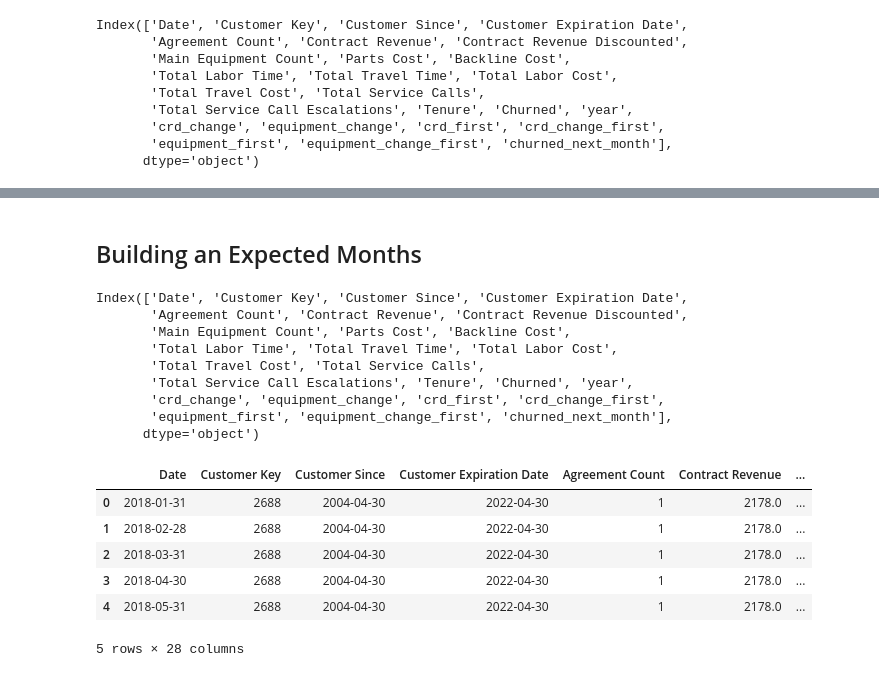
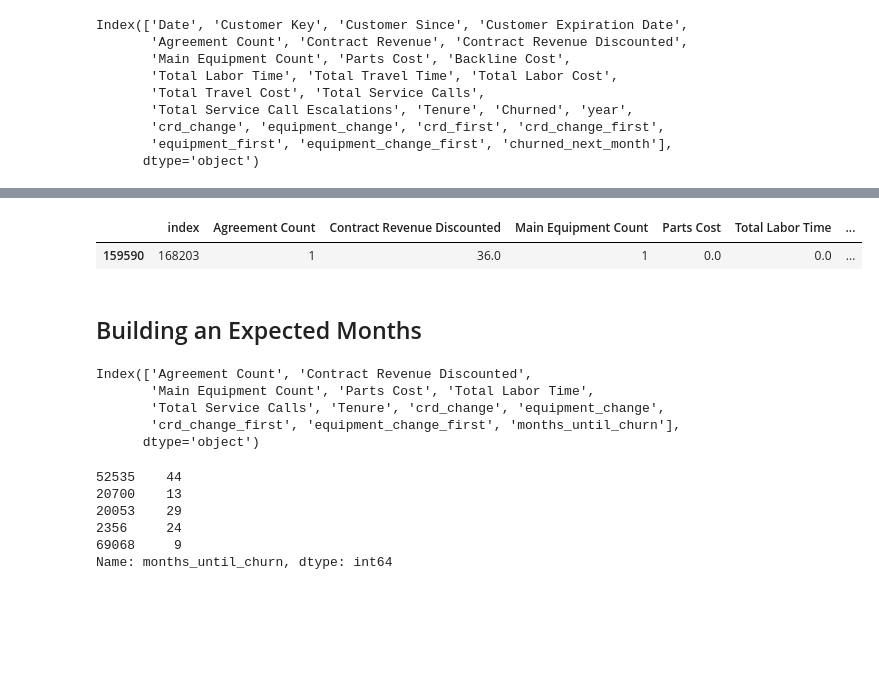
Before and after one commit to tejseth/customer-churn, a Jupyter notebook: si_485.ipynb, the cells around one changed output, grey strips where cells are left out. Cells and saved outputs as stored; diff of their text form; code cells hidden in the pictures; blank space fills up the shorter version.

```diff
--- a/si_485.ipynb
+++ b/si_485.ipynb
@@ -348,17 +334,10 @@ plt.show()
+# %%
+preds.sort_values('churned_pred', ascending = False).head(1)
+# %% [output]
+|  | index | Agreement Count | Contract Revenue Discounted | Main Equipment Count | Parts Cost | Total Labor Time | ... |
+| 159590 | 168203 | 1 | 36.0 | 1 | 0.0 | 0.0 | ... |
 # %% [markdown]
 ## Building an Expected Months
-# %%
-df_changed.columns
-# %% [output]
-Index(['Date', 'Customer Key', 'Customer Since', 'Customer Expiration Date',
-       'Agreement Count', 'Contract Revenue', 'Contract Revenue Discounted',
-       'Main Equipment Count', 'Parts Cost', 'Backline Cost',
-       'Total Labor Time', 'Total Travel Time', 'Total Labor Cost',
-       'Total Travel Cost', 'Total Service Calls',
-       'Total Service Call Escalations', 'Tenure', 'Churned', 'year',
-       'crd_change', 'equipment_change', 'crd_first', 'crd_change_first',
-       'equipment_first', 'equipment_change_first', 'churned_next_month'],
-      dtype='object')
 # %%
 customers_that_churned = df_changed[(df_changed['Churned'] == 1)]
 customers_that_churned = list(set(customers_that_churned['Customer Key']))
@@ -366,3 +345,15 @@ churned_df = df_changed[(df_changed['Customer Key'].isin(customers_that_churned)
 month_of_churn = churned_df[(churned_df['Churned'] == 1)].rename(columns = {'Tenure': 'first_tenure'})[['Customer Key', 'first_tenure']]
 churned_df = pd.merge(churned_df, month_of_churn, on = 'Customer Key')
 churned_df['months_until_churn'] =  churned_df['first_tenure'] - churned_df['Tenure']
+# %%
+df_no_ids = churned_df[['Agreement Count', 'Contract Revenue Discounted', 'Main Equipment Count',
+                        'Parts Cost', 'Total Labor Time', 'Total Service Calls', 'Tenure', 'crd_change',
+                        'equipment_change', 'crd_change_first', 'equipment_change_first',
+                        'months_until_churn']].dropna()
+df_no_ids.columns
+# %% [output]
+Index(['Agreement Count', 'Contract Revenue Discounted',
+       'Main Equipment Count', 'Parts Cost', 'Total Labor Time',
+       'Total Service Calls', 'Tenure', 'crd_change', 'equipment_change',
+       'crd_change_first', 'equipment_change_first', 'months_until_churn'],
+      dtype='object')
@@ -369,10 +364,9 @@ churned_df['months_until_churn'] =  churned_df['first_tenure'] - churned_df['Ten
 # %%
-churned_df.head()
+y_train.head()
 # %% [output]
-|  | Date | Customer Key | Customer Since | Customer Expiration Date | Agreement Count | Contract Revenue | ... |
-| 0 | 2018-01-31 | 2688 | 2004-04-30 | 2022-04-30 | 1 | 2178.0 | ... |
-| 1 | 2018-02-28 | 2688 | 2004-04-30 | 2022-04-30 | 1 | 2178.0 | ... |
-| 2 | 2018-03-31 | 2688 | 2004-04-30 | 2022-04-30 | 1 | 2178.0 | ... |
-| 3 | 2018-04-30 | 2688 | 2004-04-30 | 2022-04-30 | 1 | 2178.0 | ... |
-| 4 | 2018-05-31 | 2688 | 2004-04-30 | 2022-04-30 | 1 | 2178.0 | ... |
-5 rows × 28 columns
+52535    44
+20700    13
+20053    29
+2356     24
+69068     9
+Name: months_until_churn, dtype: int64
```
Also changed, not shown: parts of 17 cells of this notebook.
